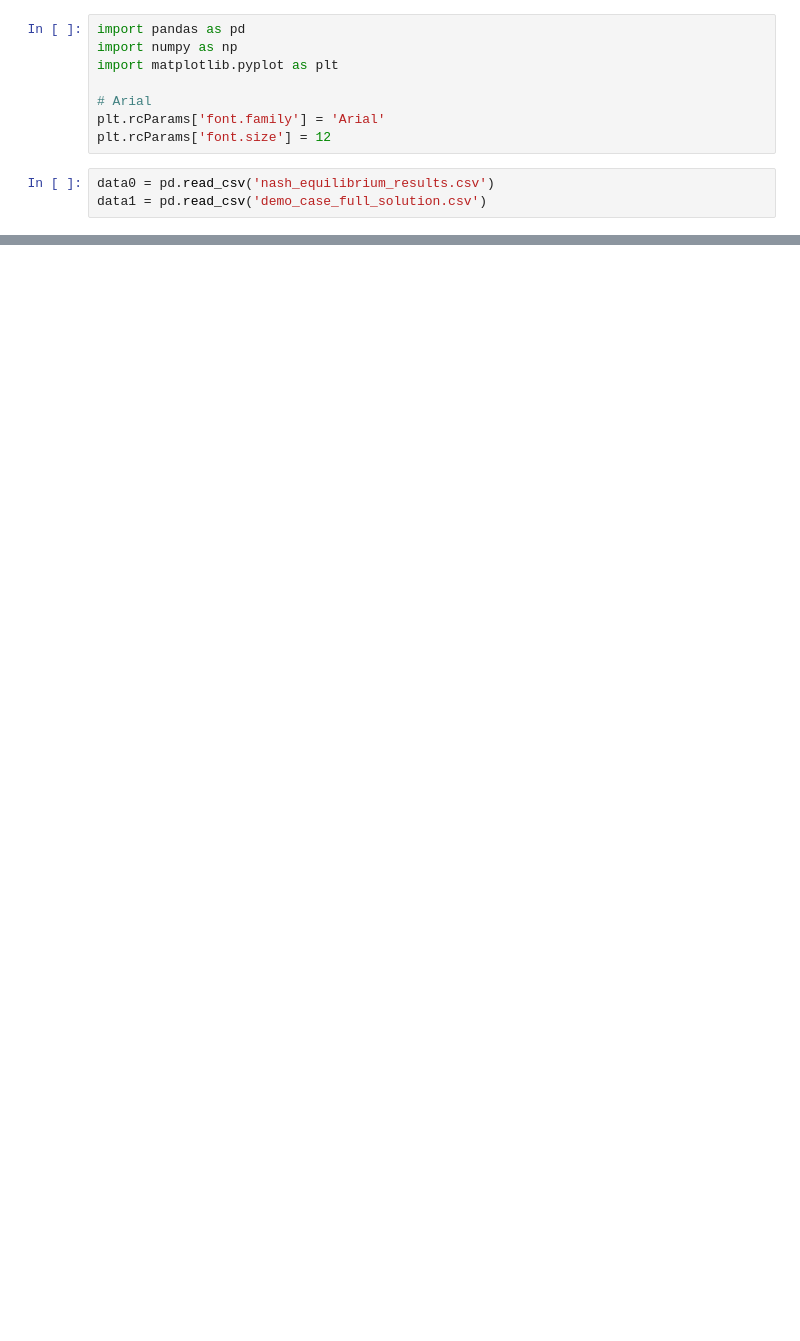
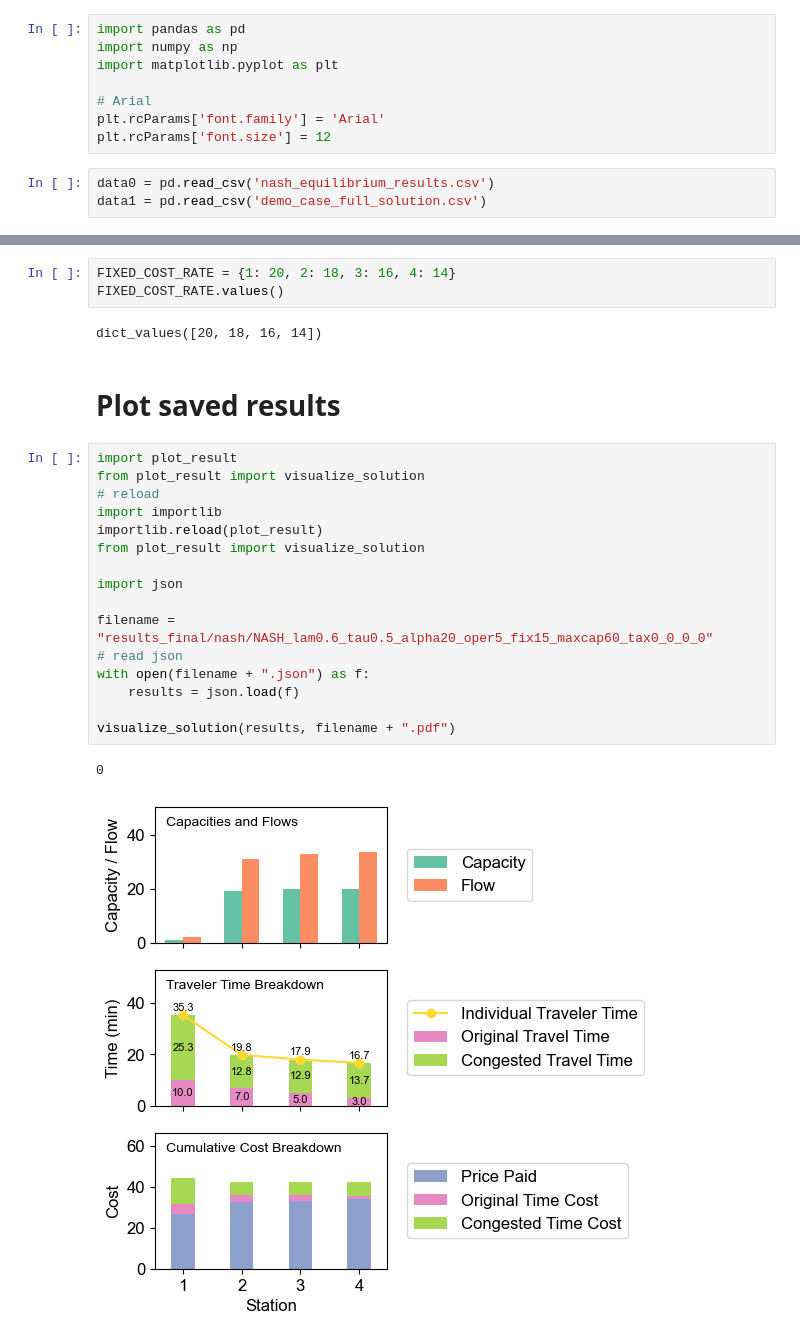
Before and after one commit to TIVV424/EV-charge-game, a Jupyter notebook: visualization.ipynb, the cells around one changed output, grey strips where cells are left out. Cells and saved outputs as stored; diff of their text form; blank space fills up the shorter version.

Commit message:
add max cap function, update nash

```diff
--- a/visualization.ipynb
+++ b/visualization.ipynb
@@ -80,0 +81,26 @@ plt.savefig("nash_equilibrium_plot.pdf", bbox_inches='tight', dpi=300)
+# %%
+FIXED_COST_RATE = {1: 20, 2: 18, 3: 16, 4: 14}
+FIXED_COST_RATE.values()
+# %% [output]
+dict_values([20, 18, 16, 14])
+# %% [markdown]
+# Plot saved results
+# %%
+import plot_result
+from plot_result import visualize_solution
+# reload
+import importlib
+importlib.reload(plot_result)
+from plot_result import visualize_solution
+
+import json
+
+filename = "results_final/nash/NASH_lam0.6_tau0.5_alpha20_oper5_fix15_maxcap60_tax0_0_0_0"
+# read json
+with open(filename + ".json") as f:
+    results = json.load(f)
+
+visualize_solution(results, filename + ".pdf")
+# %% [output]
+0
+[figure, added]
```
Also changed, not shown: parts of 1 cell of this notebook, 7 other files.
